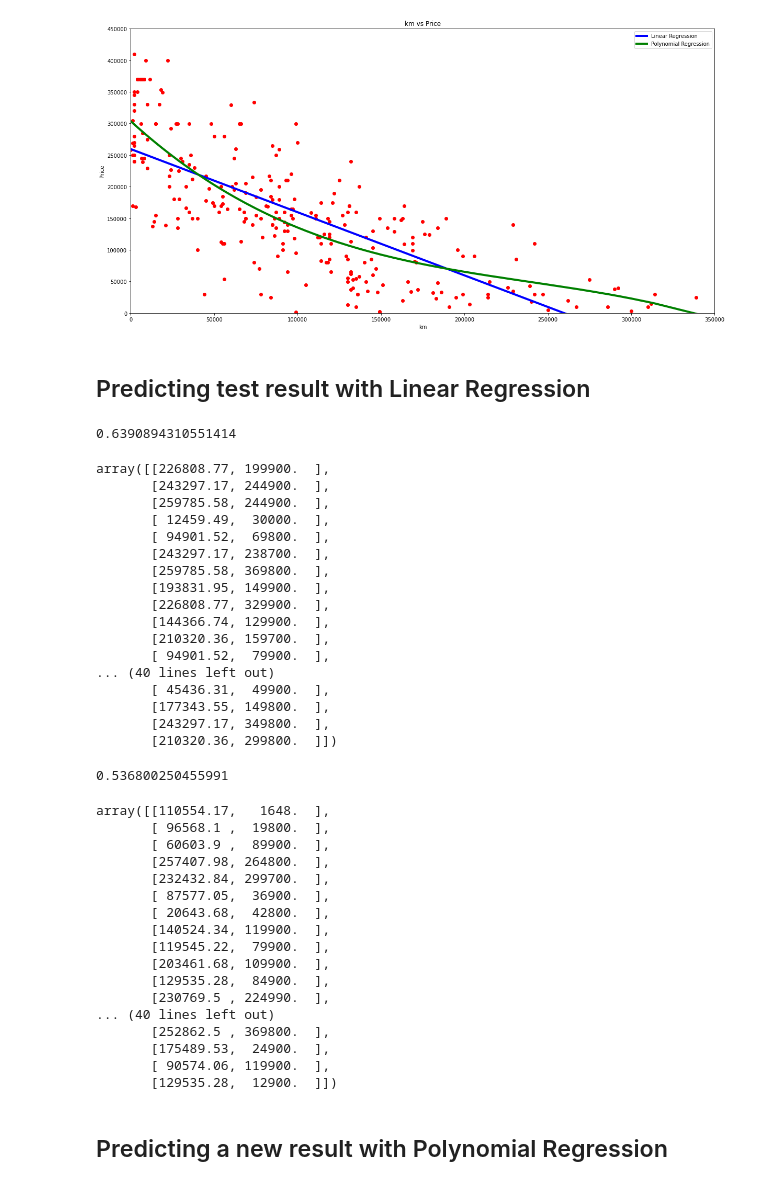
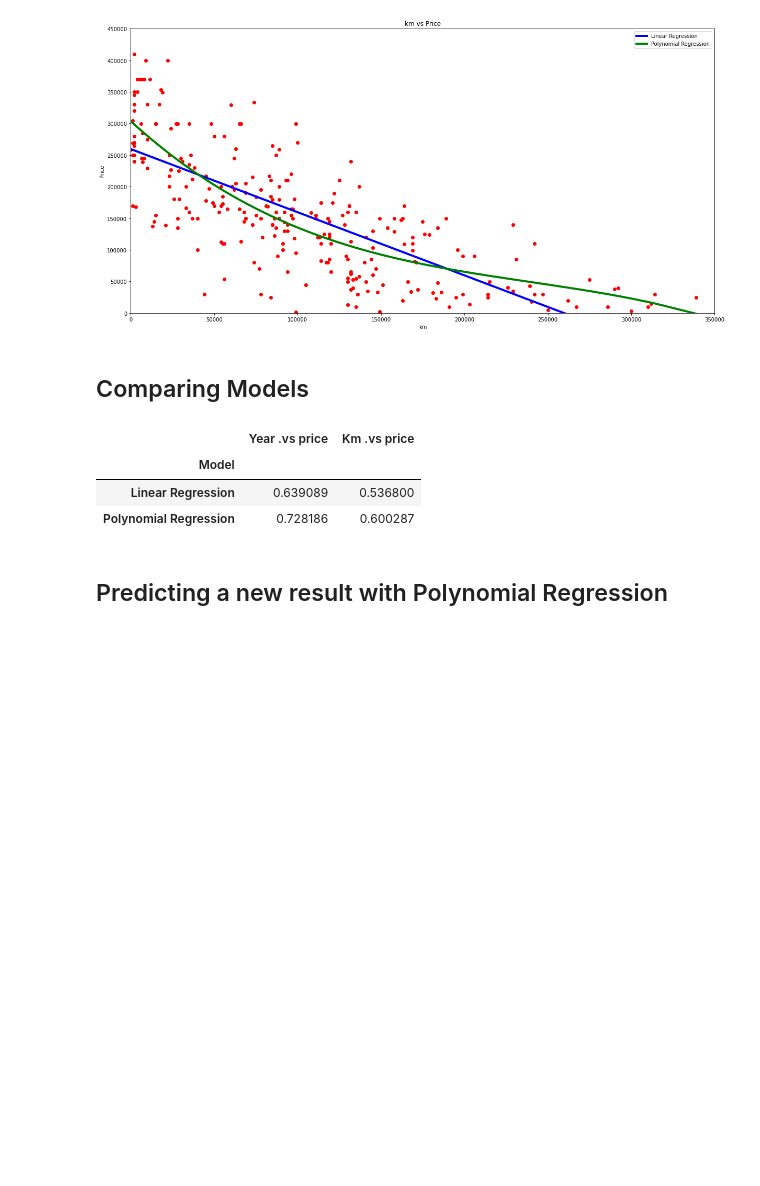
Before and after one commit to Paepke-cph/PythonProject, a Jupyter notebook: client/src/notebooks/regression_models/Polynomial_vs_LinearRegression.ipynb, the cells around one changed output. Cells and saved outputs as stored; diff of their text form; code cells hidden in the pictures; blank space fills up the shorter version.

```diff
--- a/client/src/notebooks/regression_models/Polynomial_vs_LinearRegression.ipynb
+++ b/client/src/notebooks/regression_models/Polynomial_vs_LinearRegression.ipynb
@@ -84,58 +84,41 @@ plt.ylabel('Price')
 plt.show()
 # %% [output]
 [figure]
-# %% [markdown]
-## Predicting test result with Linear Regression
+# %% [markdown]
+## Comparing Models
 # %%
+# Linear regression
 predict_year = lin_reg_year.predict(X_year_test)
 predict_km = lin_reg_km.predict(X_km_test)
 y_year_test = y_year_test.to_numpy()
 y_km_test = y_km_test.to_numpy()
 
+# Polynomial regression
+predict_year = lin_reg_year_2.predict(poly_year_reg.fit_transform(X_year_test))
+predict_km = lin_reg_km_2.predict(poly_km_reg.fit_transform(X_km_test))
+
 np.set_printoptions(precision=2)
 
-display(lin_reg_year.score(X_year_test, y_year_test))
-display(np.concatenate((predict_year.reshape(len(predict_year), 1),y_year_test.reshape(len(y_year_test), 1) ), 1))
+#display(lin_reg_year.score(X_year_test, y_year_test))
+#display(np.concatenate((predict_year.reshape(len(predict_year), 1),y_year_test.reshape(len(y_year_test), 1) ), 1))
 
-display(lin_reg_km.score(X_km_test, y_km_test))
-display(np.concatenate((predict_km.reshape(len(predict_km), 1),y_km_test.reshape(len(y_km_test), 1) ), 1))
+#display(lin_reg_km.score(X_km_test, y_km_test))
+#display(np.concatenate((predict_km.reshape(len(predict_km), 1),y_km_test.reshape(len(y_km_test), 1) ), 1))
+
+df = pd.DataFrame(columns=['Model','Year .vs price','Km .vs price'])
+
+df = df.append({'Model': 'Linear Regression', 'Year .vs price': lin_reg_year.score(X_year_test, y_year_test), 'Km .vs price': lin_reg_km.score(X_km_test, y_km_test) }, ignore_index=True)
+
+df = df.append({'Model': 'Polynomial Regression', 'Year .vs price': lin_reg_year_2.score(poly_year_reg.fit_transform(X_year_test), y_year_test), 'Km .vs price': lin_reg_km_2.score(poly_km_reg.fit_transform(X_km_test), y_km_test) }, ignore_index=True)
+
+
+df = df.set_index('Model')
+display(df)
 # %% [output]
-0.6390894310551414
-array([[226808.77, 199900.  ],
-       [243297.17, 244900.  ],
-       [259785.58, 244900.  ],
-       [ 12459.49,  30000.  ],
-       [ 94901.52,  69800.  ],
-       [243297.17, 238700.  ],
-       [259785.58, 369800.  ],
-       [193831.95, 149900.  ],
-       [226808.77, 329900.  ],
-       [144366.74, 129900.  ],
-       [210320.36, 159700.  ],
-       [ 94901.52,  79900.  ],
-... (40 lines left out)
-       [ 45436.31,  49900.  ],
-       [177343.55, 149800.  ],
-       [243297.17, 349800.  ],
-       [210320.36, 299800.  ]])
-0.536800250455991
-array([[110554.17,   1648.  ],
-       [ 96568.1 ,  19800.  ],
-       [ 60603.9 ,  89900.  ],
-       [257407.98, 264800.  ],
-       [232432.84, 299700.  ],
-       [ 87577.05,  36900.  ],
-       [ 20643.68,  42800.  ],
-       [140524.34, 119900.  ],
-       [119545.22,  79900.  ],
-       [203461.68, 109900.  ],
-       [129535.28,  84900.  ],
-       [230769.5 , 224990.  ],
-... (40 lines left out)
-       [252862.5 , 369800.  ],
-       [175489.53,  24900.  ],
-       [ 90574.06, 119900.  ],
-       [129535.28,  12900.  ]])
+|  | Year .vs price | Km .vs price |
+| Model |  |  |
+| Linear Regression | 0.639089 | 0.536800 |
+| Polynomial Regression | 0.728186 | 0.600287 |
 # %% [markdown]
 ## Predicting a new result with Polynomial Regression
 # %%
```
Also changed, not shown: parts of 1 cell of this notebook, 8 other files.
